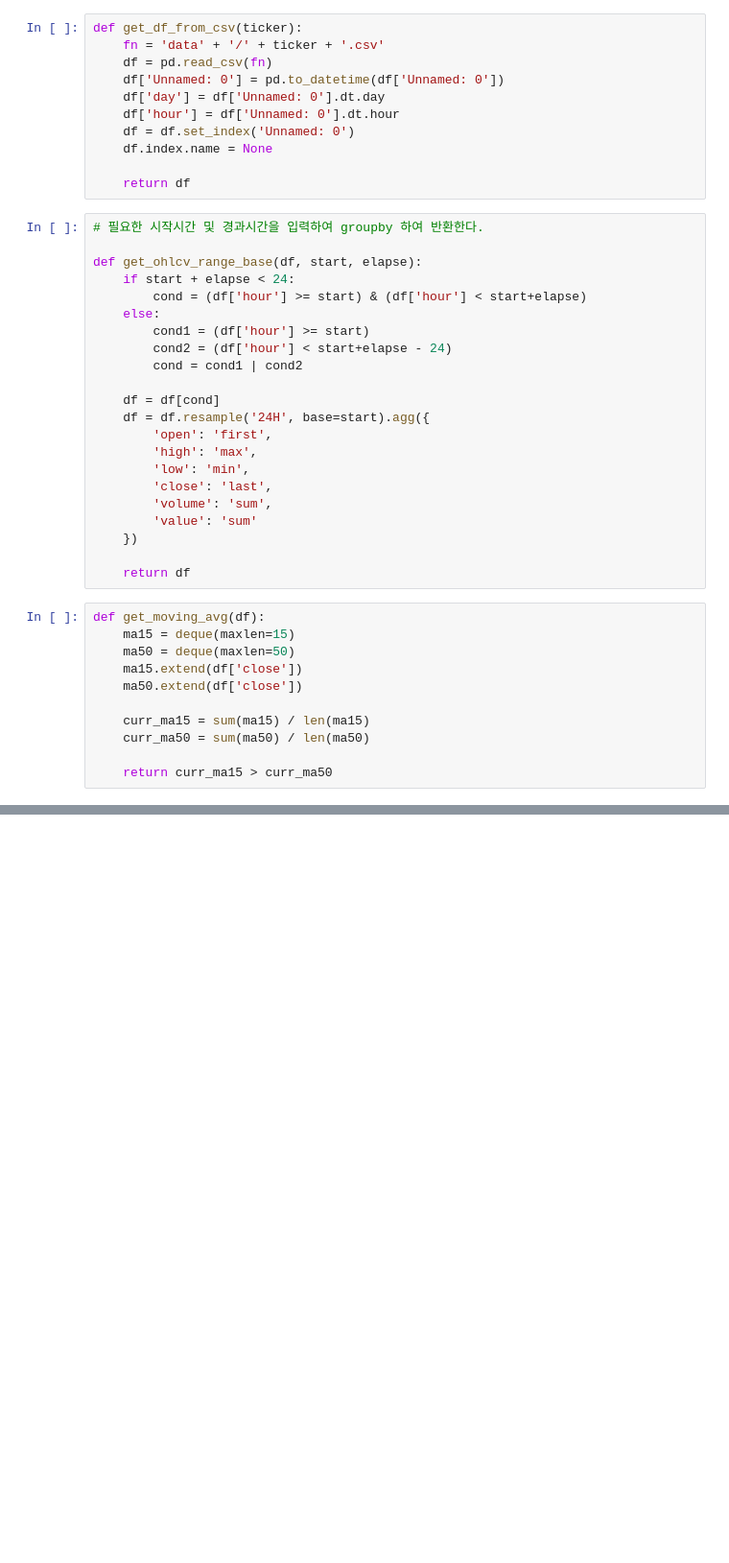
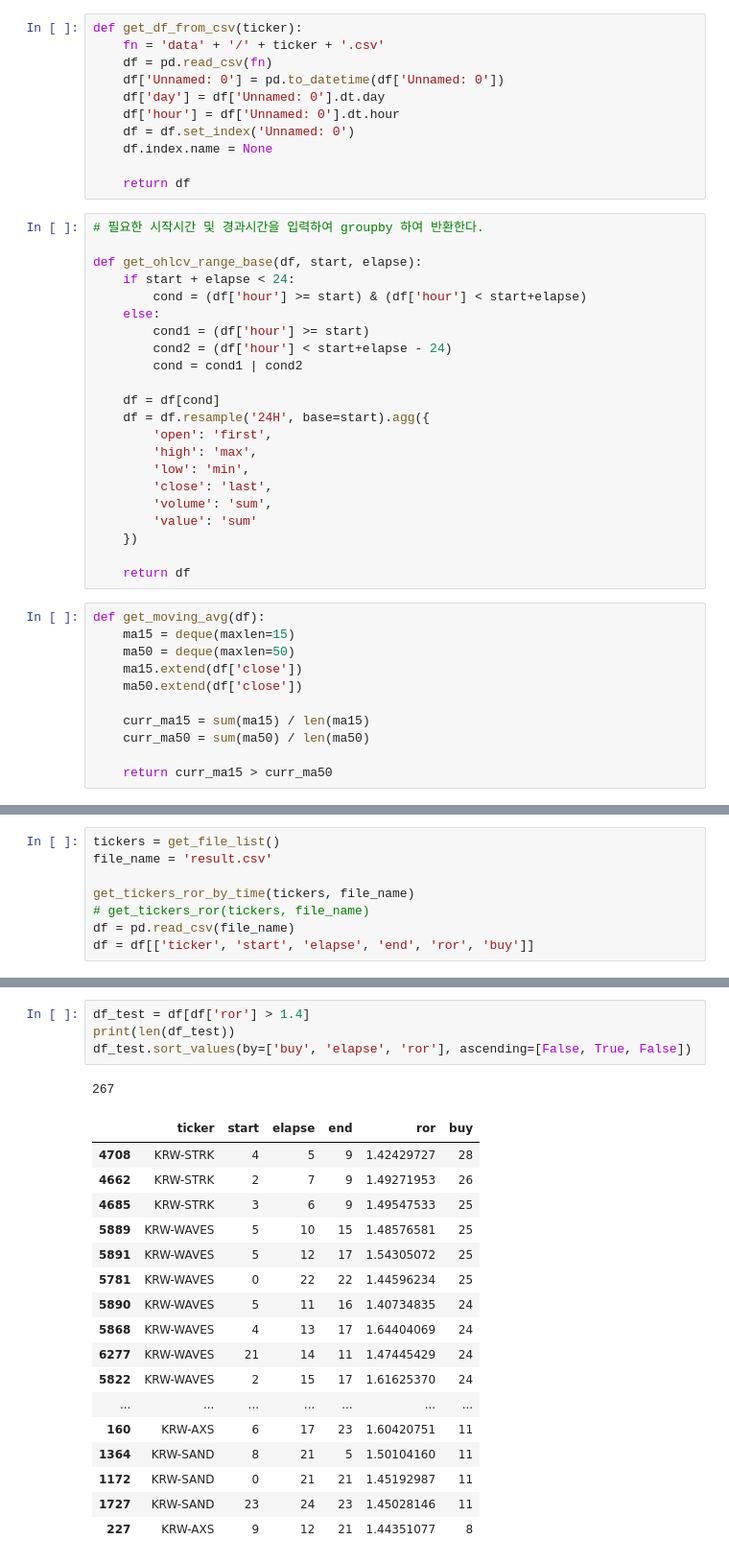
Before and after one commit to munifico/auto-trade-program, a Jupyter notebook: src/backtesting/back-testing.ipynb, the cells around one changed output, grey strips where cells are left out. Shown: that part at 96% size. Cells and saved outputs as stored; diff of their text form; blank space fills up the shorter version.

```diff
--- a/src/backtesting/back-testing.ipynb
+++ b/src/backtesting/back-testing.ipynb
@@ -235,0 +270,8 @@ df
+# %%
+tickers = get_file_list()
+file_name = 'result.csv'
+
+get_tickers_ror_by_time(tickers, file_name)
+# get_tickers_ror(tickers, file_name)
+df = pd.read_csv(file_name)
+df = df[['ticker', 'start', 'elapse', 'end', 'ror', 'buy']]
@@ -235,0 +293,23 @@ df
+# %%
+df_test = df[df['ror'] > 1.4]
+print(len(df_test))
+df_test.sort_values(by=['buy', 'elapse', 'ror'], ascending=[False, True, False])
+# %% [output]
+267
+|  | ticker | start | elapse | end | ror | buy |
+| 4708 | KRW-STRK | 4 | 5 | 9 | 1.42429727 | 28 |
+| 4662 | KRW-STRK | 2 | 7 | 9 | 1.49271953 | 26 |
+| 4685 | KRW-STRK | 3 | 6 | 9 | 1.49547533 | 25 |
+| 5889 | KRW-WAVES | 5 | 10 | 15 | 1.48576581 | 25 |
+| 5891 | KRW-WAVES | 5 | 12 | 17 | 1.54305072 | 25 |
+| 5781 | KRW-WAVES | 0 | 22 | 22 | 1.44596234 | 25 |
+| 5890 | KRW-WAVES | 5 | 11 | 16 | 1.40734835 | 24 |
+| 5868 | KRW-WAVES | 4 | 13 | 17 | 1.64404069 | 24 |
+| 6277 | KRW-WAVES | 21 | 14 | 11 | 1.47445429 | 24 |
+| 5822 | KRW-WAVES | 2 | 15 | 17 | 1.61625370 | 24 |
+| ... | ... | ... | ... | ... | ... | ... |
+| 160 | KRW-AXS | 6 | 17 | 23 | 1.60420751 | 11 |
+| 1364 | KRW-SAND | 8 | 21 | 5 | 1.50104160 | 11 |
+| 1172 | KRW-SAND | 0 | 21 | 21 | 1.45192987 | 11 |
+| 1727 | KRW-SAND | 23 | 24 | 23 | 1.45028146 | 11 |
+| 227 | KRW-AXS | 9 | 12 | 21 | 1.44351077 | 8 |
```
Also changed, not shown: parts of 7 cells of this notebook, 8 other files.
